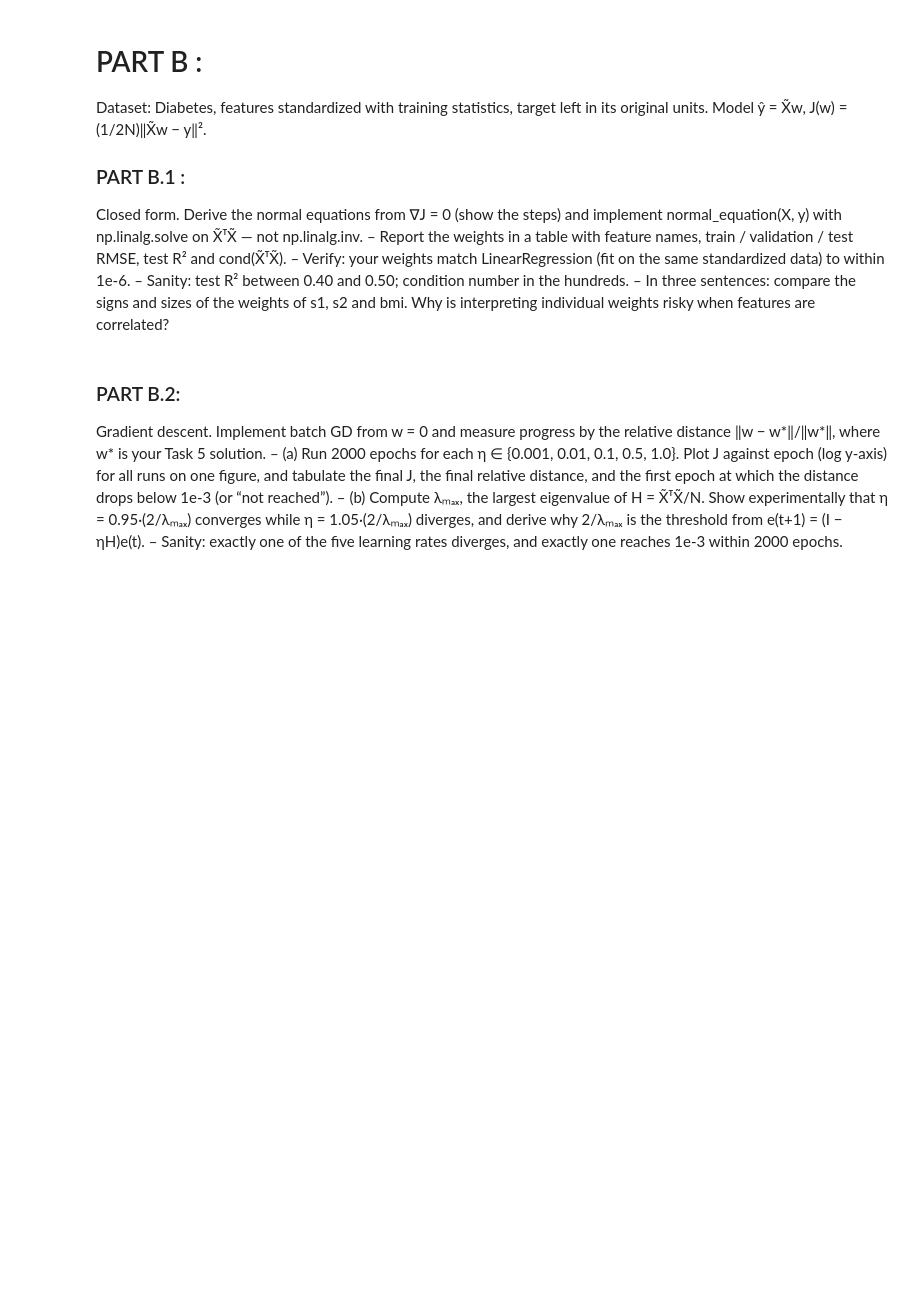
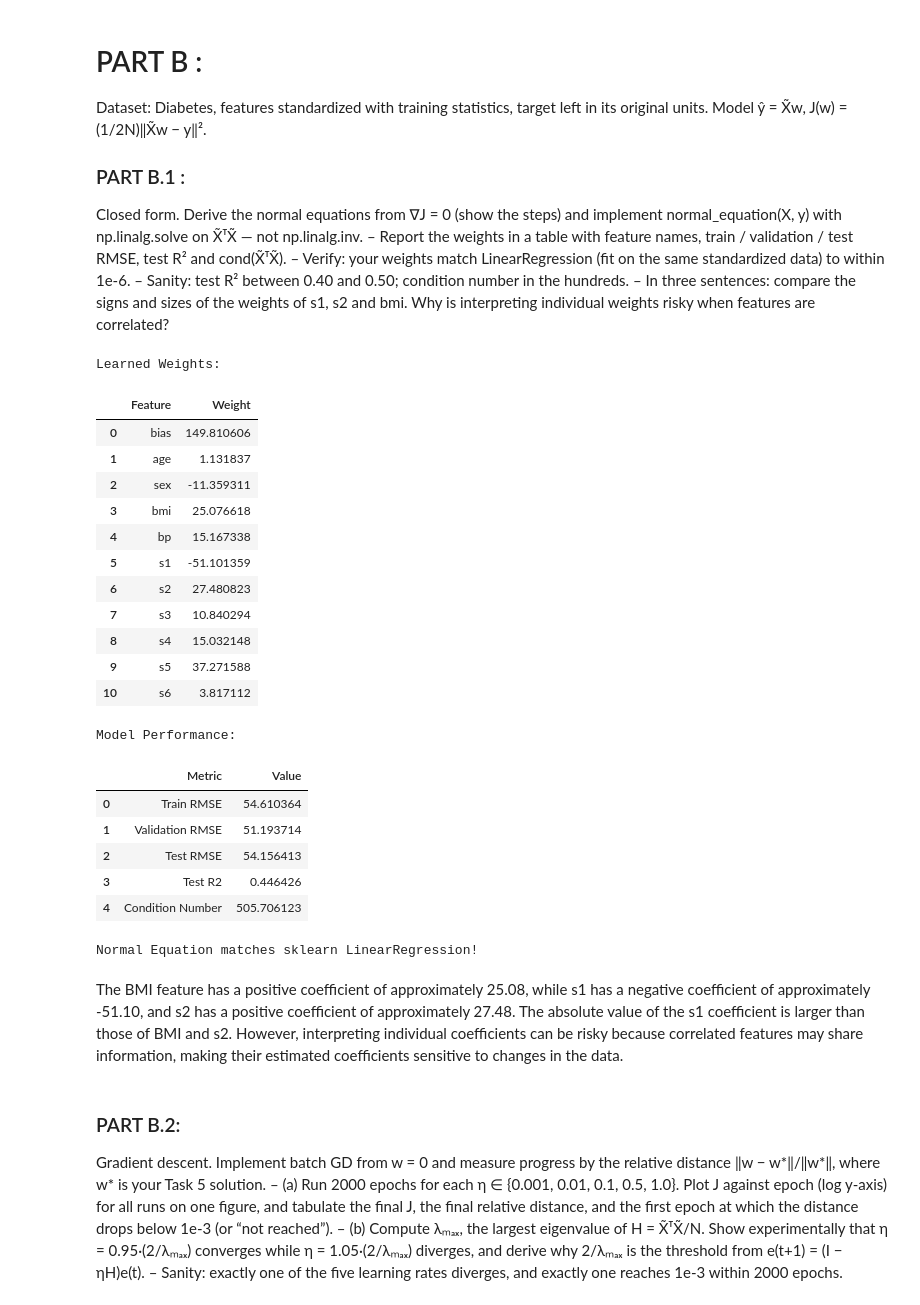
Before and after one commit to RodinaMohamed04/linear-models-and-svm, a Jupyter notebook: lab2.ipynb, the cells around one changed output. Drawn from its saved outputs; the diff is of its cells as text; code cells hidden in the pictures; blank space fills up the shorter version.

```diff
--- a/lab2.ipynb
+++ b/lab2.ipynb
@@ -77,20 +77,20 @@ Iris: X = (150, 4), y = (150,)
 # %%
 def split_dataset(X, y, task):
     if task == "classification":
-        stratifed = y
+        stratified = y
     else:
-        stratifed = None
+        stratified = None
 
     # First split : 80% training + validation, 20% testing
     X_train, X_test, y_train, y_test = train_test_split(
-        X, y, test_size=0.2, random_state=RANDOM_STATE, stratify=stratifed
+        X, y, test_size=0.2, random_state=RANDOM_STATE, stratify=stratified
     )
 
-    stratifed_trained = y_train if task == "classification" else None
+    stratified_trained = y_train if task == "classification" else None
 
     # Second split : 75% training, 25% validation
     X_train, X_val, y_train, y_val = train_test_split(
-        X_train, y_train, test_size=0.25, random_state=RANDOM_STATE, stratify=stratifed_trained
+        X_train, y_train, test_size=0.25, random_state=RANDOM_STATE, stratify=stratified_trained
 )
     return {"X_train": X_train, "X_val": X_val, "X_test": X_test,
              "y_train": y_train, "y_val": y_val, "y_test": y_test}
@@ -526,6 +529,56 @@ val_rmse = root_mean_squared_error(y_val, val_predictions)
 test_rmse = root_mean_squared_error(y_test, test_predictions)
 
 test_r2 = r2_score(y_test, test_predictions)
+# %%
+condition_number = np.linalg.cond(X_train_bias.T @ X_train_bias)
+
+feature_names = ["bias"] + list(datasets["Diabetes"]["feature_names"])
+
+weight_table = pd.DataFrame({"Feature": feature_names,"Weight": W})
+
+print("Learned Weights:")
+display(weight_table)
+
+performance_table = pd.DataFrame({
+    "Metric": [
+        "Train RMSE",
+        "Validation RMSE",
+        "Test RMSE",
+        "Test R2",
+        "Condition Number"
+    ],
+    "Value": [
+        train_rmse,
+        val_rmse,
+        test_rmse,
+        test_r2,
+        condition_number
+    ]
+})
+
+print("Model Performance:")
+display(performance_table)
+# %% [output]
+Learned Weights:
+|  | Feature | Weight |
+| 0 | bias | 149.810606 |
+| 1 | age | 1.131837 |
+| 2 | sex | -11.359311 |
+| 3 | bmi | 25.076618 |
+| 4 | bp | 15.167338 |
+| 5 | s1 | -51.101359 |
+| 6 | s2 | 27.480823 |
+| 7 | s3 | 10.840294 |
+| 8 | s4 | 15.032148 |
+| 9 | s5 | 37.271588 |
+| 10 | s6 | 3.817112 |
+Model Performance:
+|  | Metric | Value |
+| 0 | Train RMSE | 54.610364 |
+| 1 | Validation RMSE | 51.193714 |
+| 2 | Test RMSE | 54.156413 |
+| 3 | Test R2 | 0.446426 |
+| 4 | Condition Number | 505.706123 |
 # %%
 sk_model = LinearRegression()
 sk_model.fit(X_train, y_train)
@@ -533,6 +586,11 @@ sk_model.fit(X_train, y_train)
 sk_weights = np.concatenate(([sk_model.intercept_], sk_model.coef_))
 
 assert np.allclose(W, sk_weights, atol=1e-6, rtol=0)
+print("Normal Equation matches sklearn LinearRegression!")
+# %% [output]
+Normal Equation matches sklearn LinearRegression!
+# %% [markdown]
+The BMI feature has a positive coefficient of approximately 25.08, while s1 has a negative coefficient of approximately -51.10, and s2 has a positive coefficient of approximately 27.48. The absolute value of the s1 coefficient is larger than those of BMI and s2. However, interpreting individual coefficients can be risky because correlated features may share information, making their estimated coefficients sensitive to changes in the data.
 # %% [markdown]
 ### PART B.2:
 Gradient descent. Implement batch GD from w = 0 and measure progress by the relative distance ‖w −
```
Also changed, not shown: parts of 10 cells of this notebook.
